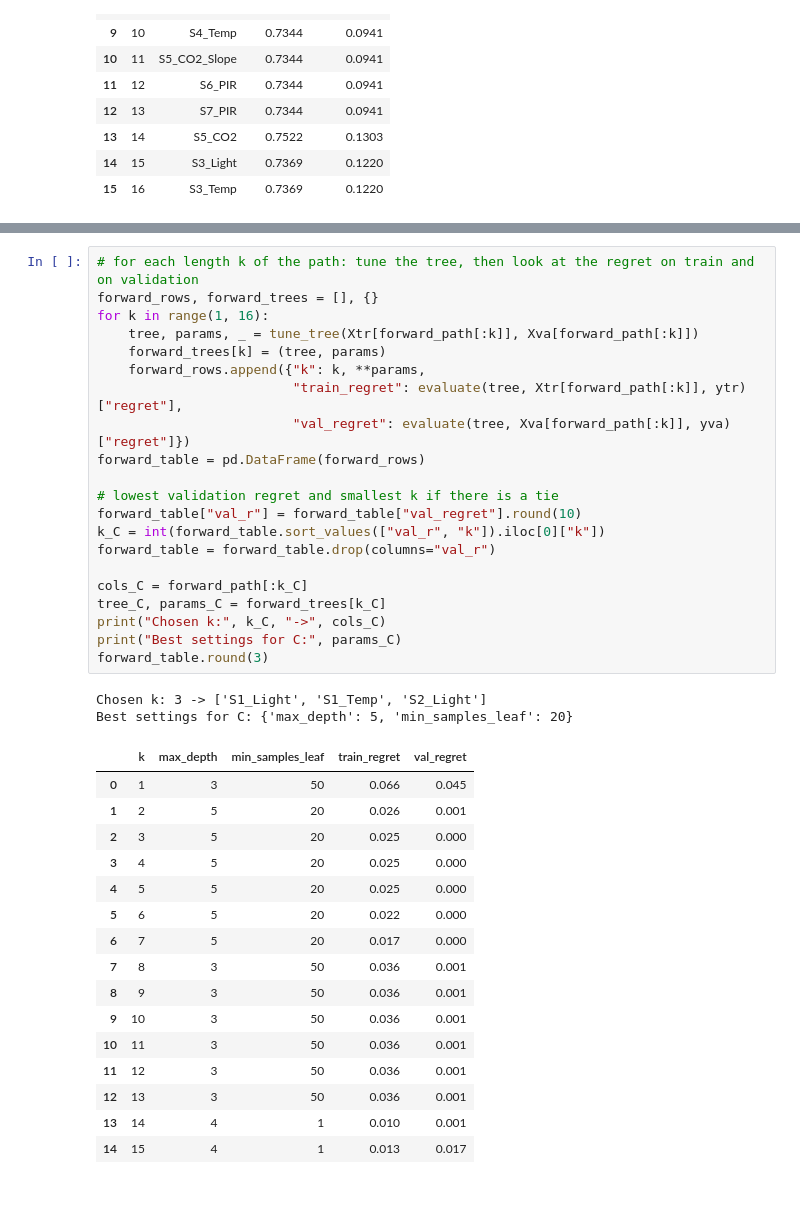
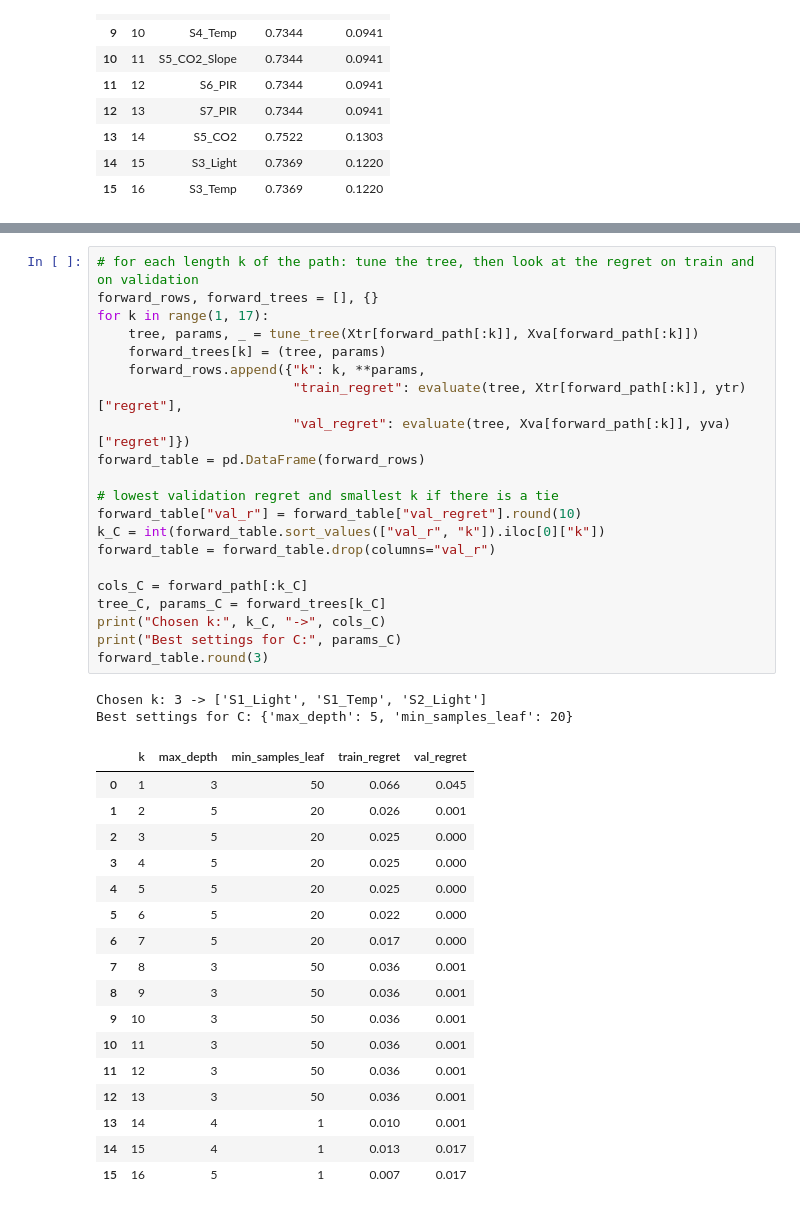
Before and after one commit to Asabourdin/Room_occupancy_prediction, a Jupyter notebook: occupancy_analysis_data.ipynb, the cells around one changed output, grey strips where cells are left out. Drawn from its saved outputs; the diff is of its cells as text.

```diff
--- a/occupancy_analysis_data.ipynb
+++ b/occupancy_analysis_data.ipynb
@@ -582,7 +598,7 @@ pd.DataFrame(path_steps).round(4)
 # %%
 # for each length k of the path: tune the tree, then look at the regret on train and on validation
 forward_rows, forward_trees = [], {}
-for k in range(1, 16):
+for k in range(1, 17):
     tree, params, _ = tune_tree(Xtr[forward_path[:k]], Xva[forward_path[:k]])
     forward_trees[k] = (tree, params)
     forward_rows.append({"k": k, **params,
@@ -592,30 +608,31 @@ forward_table = pd.DataFrame(forward_rows)
 
 # lowest validation regret and smallest k if there is a tie
 forward_table["val_r"] = forward_table["val_regret"].round(10)
 k_C = int(forward_table.sort_values(["val_r", "k"]).iloc[0]["k"])
 forward_table = forward_table.drop(columns="val_r")
 
 cols_C = forward_path[:k_C]
 tree_C, params_C = forward_trees[k_C]
 print("Chosen k:", k_C, "->", cols_C)
 print("Best settings for C:", params_C)
 forward_table.round(3)
 # %% [output]
 Chosen k: 3 -> ['S1_Light', 'S1_Temp', 'S2_Light']
 Best settings for C: {'max_depth': 5, 'min_samples_leaf': 20}
 |  | k | max_depth | min_samples_leaf | train_regret | val_regret |
 | 0 | 1 | 3 | 50 | 0.066 | 0.045 |
 | 1 | 2 | 5 | 20 | 0.026 | 0.001 |
 | 2 | 3 | 5 | 20 | 0.025 | 0.000 |
 | 3 | 4 | 5 | 20 | 0.025 | 0.000 |
 | 4 | 5 | 5 | 20 | 0.025 | 0.000 |
 | 5 | 6 | 5 | 20 | 0.022 | 0.000 |
 | 6 | 7 | 5 | 20 | 0.017 | 0.000 |
 | 7 | 8 | 3 | 50 | 0.036 | 0.001 |
 | 8 | 9 | 3 | 50 | 0.036 | 0.001 |
 | 9 | 10 | 3 | 50 | 0.036 | 0.001 |
 | 10 | 11 | 3 | 50 | 0.036 | 0.001 |
 | 11 | 12 | 3 | 50 | 0.036 | 0.001 |
 | 12 | 13 | 3 | 50 | 0.036 | 0.001 |
 | 13 | 14 | 4 | 1 | 0.010 | 0.001 |
 | 14 | 15 | 4 | 1 | 0.013 | 0.017 |
+| 15 | 16 | 5 | 1 | 0.007 | 0.017 |
```
Also changed, not shown: parts of 20 cells of this notebook.
